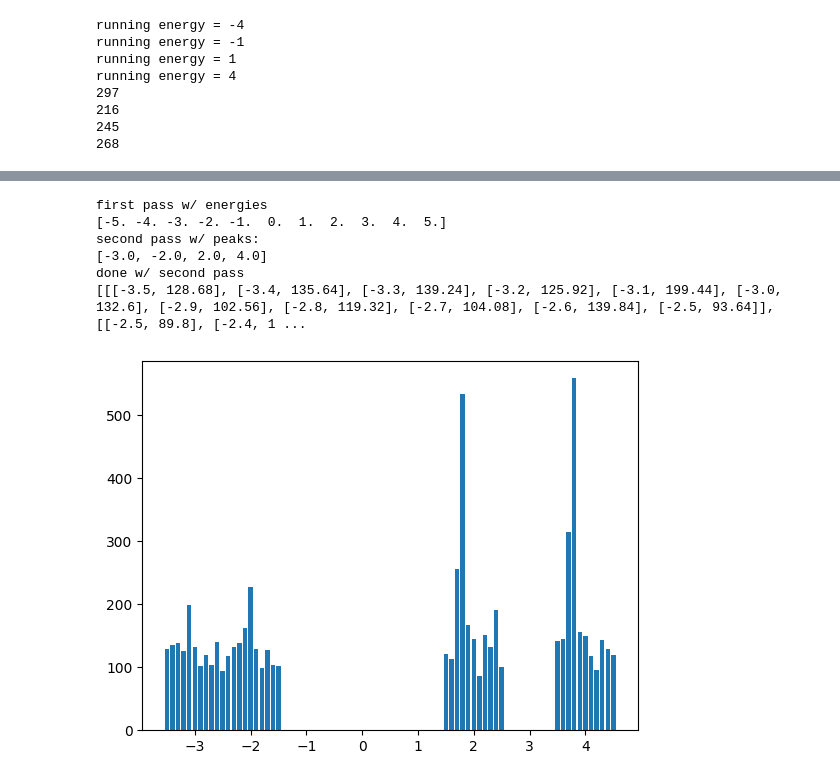
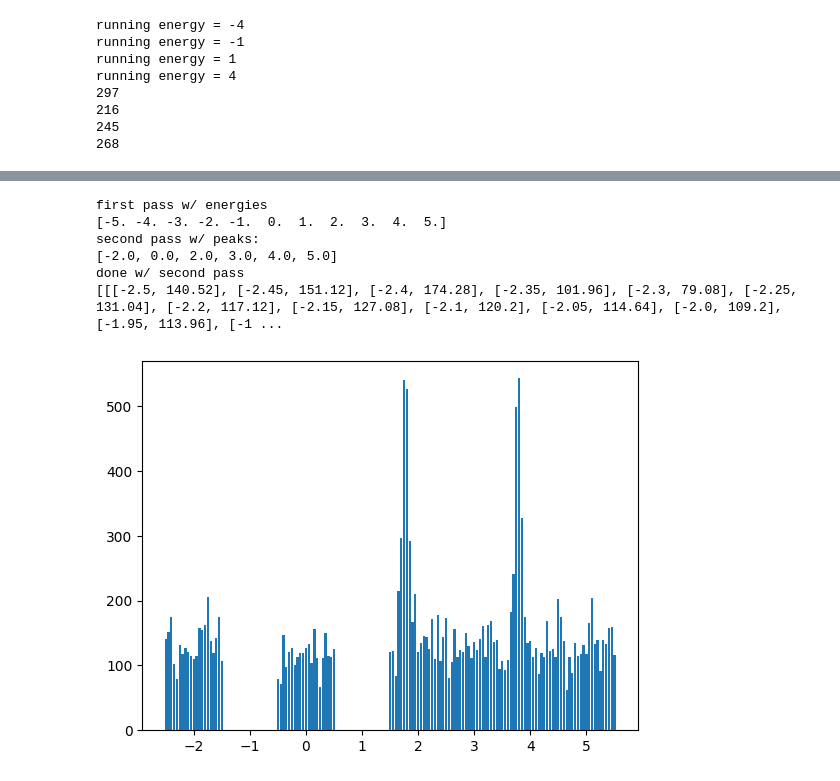
Before and after one commit to constantlyPlanck/2QubitRodeo, a Jupyter notebook: 2Qubit.ipynb, the cells around one changed output, grey strips where cells are left out. Saved outputs shown, nothing was run; the diff lists cells and outputs as text; code cells hidden in the pictures.

Commit message:
New runs
- Ran twice on imbq_belem: once at 3 cycles and once at 2

```diff
--- a/2Qubit.ipynb
+++ b/2Qubit.ipynb
@@ -31,8 +31,8 @@ provider = IBMQ.get_provider()
 
 print(provider.backends())
 
-# backend = provider.get_backend('ibmq_belem')
-backend = provider.get_backend('ibmq_qasm_simulator')
+backend = provider.get_backend('ibmq_belem')
+# backend = provider.get_backend('ibmq_qasm_simulator')
 # backend = provider.get_backend('simulator_statevector')
 # simulator = Aer.get_backend('aer_simulator')
 print(backend)
@@ -253,11 +253,13 @@ running energy = 4
 268
 # %%
 #TODO: make threshold rigorous
-#TODO: scan multiple times (25 times at 1024 shots)
 
 def search_spectrum(linspace, threshold, numCycles, laterScanNum, numSecond, xMod, zMod):
     delta = abs(linspace[1]) - abs(linspace[0])
     length = linspace[0] - linspace[-1]
+
+    runResults = list()
+    energyList = list()
 
     state = '0'
     for i in range(numCycles):
@@ -276,6 +278,8 @@ def search_spectrum(linspace, threshold, numCycles, laterScanNum, numSecond, xMo
     firstRunCircs = transpile(firstRunCircs, backend=backend)
     firstRunJob = jobManager.run(firstRunCircs, backend=backend, name = "first_pass")
     firstRunResults = firstRunJob.results()
+    runResults.append(firstRunResults)
+    energyList.append(linspace)
 
     for runNum in range(linspace.size):
         if firstRunResults.get_counts(runNum).get(state) is not None and firstRunResults.get_counts(runNum).get(state) >= threshold:
@@ -284,7 +288,7 @@ def search_spectrum(linspace, threshold, numCycles, laterScanNum, numSecond, xMo
     print(peaks)
 
     secondRunCircs = list()
-    energyList = list()
+    energyList.append([])
     for i in peaks:
         for j in np.linspace(i - delta/2, i + delta/2, laterScanNum):
             for num in range(numSecond):
@@ -293,30 +297,32 @@ def search_spectrum(linspace, threshold, numCycles, laterScanNum, numSecond, xMo
                     times.append(np.random.normal(0, 7))
                 # print('energy: ' + str(j))
                 secondRunCircs.append(run_rodeo(times, numCycles, j, xMod, zMod))
-                energyList.append(j)
+                energyList[1].append(j)
 
     secondRunCircs = transpile(secondRunCircs, backend=backend)
     secondRunJob = jobManager.run(secondRunCircs, backend=backend, name = "second_run")
-    secondRunResults = secondRunJob.results()
+
+    runResults.append(secondRunJob.results())
     print("done w/ second pass")
 
-    return [secondRunResults, energyList, state, laterScanNum, numSecond]
+    return [runResults, energyList, state, [11, laterScanNum], [1, numSecond]]
 # %%
 #this code is genuinely terrible, but it works
-def process_data(output):
+#runNumber is 0 indexed
+def process_data(output, runNumber):
     pairArray = []
-    for i in range(int(len(output[1]) / (output[4]))):
+    for i in range(int(len(output[1][runNumber]) / (output[4][runNumber]))):
         totalSuccess = 0
-        for j in range(output[4]):
-            if output[0].get_counts(i * output[4] + j).get(output[2]) is not None:
-                totalSuccess = totalSuccess + output[0].get_counts(i * output[4] + j).get(output[2])
-        pairArray.append([output[1][i * output[4]], totalSuccess / output[4]])
+        for j in range(output[4][runNumber]):
+            if output[0][runNumber].get_counts(i * output[4][runNumber] + j).get(output[2]) is not None:
+                totalSuccess = totalSuccess + output[0][runNumber].get_counts(i * output[4][runNumber] + j).get(output[2])
+        pairArray.append([output[1][runNumber][i * output[4][runNumber]], totalSuccess / output[4][runNumber]])
 
     subScans = []
-    for i in range(int(len(pairArray) / output[3])):
+    for i in range(int(len(pairArray) / output[3][runNumber])):
         temp = []
-        for k in range(output[3]):
-            temp.append(pairArray[k + i * output[3]])
+        for k in range(output[3][runNumber]):
+            temp.append(pairArray[k + i * output[3][runNumber]])
         temp.reverse()
         subScans.append(temp)
     return subScans
@@ -352,15 +366,12 @@ done w/ second pass
 # %%
-xmod1 = 1#.3359430644
-zmod1 = 2.7803609513
-
-randomTest = process_data(search_spectrum(np.linspace(-5, 5, 11), 150, 3, 11, 25, xmod1, zmod1))
+randomTest = process_data(search_spectrum(np.linspace(-5, 5, 11), 150, 3, 21, 25, xmod1, zmod1), 1)
 print(randomTest)
 plot_scans(randomTest)
 # %% [output]
 first pass w/ energies
 [-5. -4. -3. -2. -1.  0.  1.  2.  3.  4.  5.]
 second pass w/ peaks:
-[-3.0, -2.0, 2.0, 4.0]
+[-2.0, 0.0, 2.0, 3.0, 4.0, 5.0]
 done w/ second pass
-[[[-3.5, 128.68], [-3.4, 135.64], [-3.3, 139.24], [-3.2, 125.92], [-3.1, 199.44], [-3.0, 132.6], [-2.9, 102.56], [-2.8, 119.32], [-2.7, 104.08], [-2.6, 139.84], [-2.5, 93.64]], [[-2.5, 89.8], [-2.4, 1 ...
+[[[-2.5, 140.52], [-2.45, 151.12], [-2.4, 174.28], [-2.35, 101.96], [-2.3, 79.08], [-2.25, 131.04], [-2.2, 117.12], [-2.15, 127.08], [-2.1, 120.2], [-2.05, 114.64], [-2.0, 109.2], [-1.95, 113.96], [-1 ...
-[figure, old version]
+[figure, new version]
```
Also changed, not shown: parts of 8 cells of this notebook.
